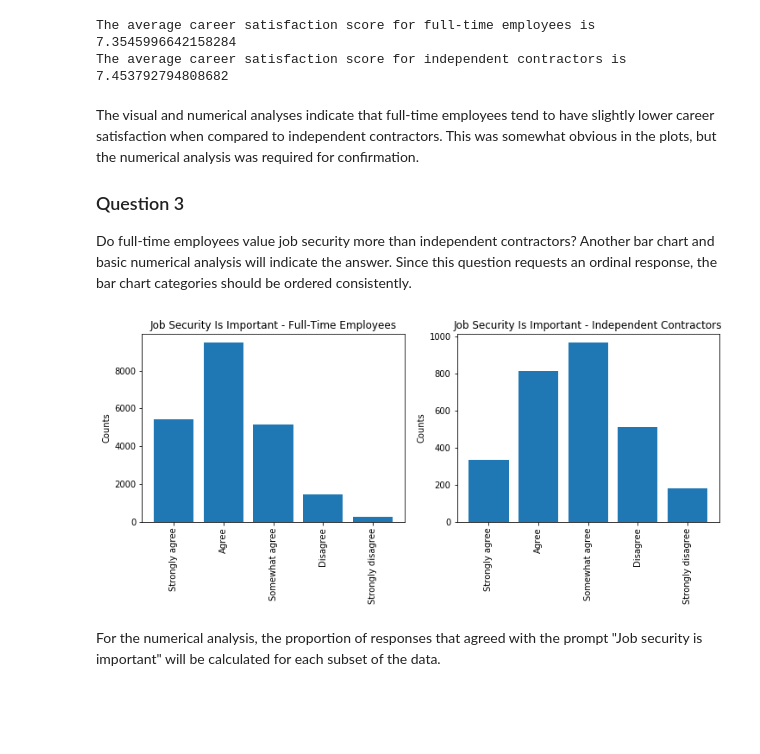
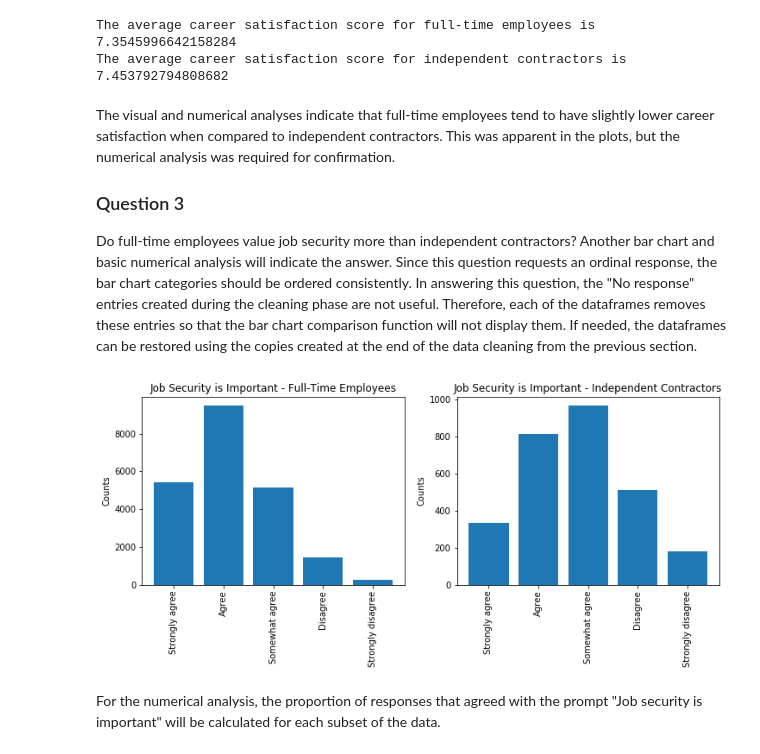
Before and after one commit to dwillengelhardt/Stack_Overflow_2017_Survey_Analysis, a Jupyter notebook: Stack_Overflow_Full_Time_Employees_vs_Contractors.ipynb, the cells around one changed output. Saved outputs shown, nothing was run; the diff lists cells and outputs as text; code cells hidden in the pictures; blank space fills up the shorter version.

```diff
--- a/Stack_Overflow_Full_Time_Employees_vs_Contractors.ipynb
+++ b/Stack_Overflow_Full_Time_Employees_vs_Contractors.ipynb
@@ -431,47 +475,21 @@ print("The average career satisfaction score for independent contractors is ", i
 The average career satisfaction score for full-time employees is  7.3545996642158284
 The average career satisfaction score for independent contractors is  7.453792794808682
 # %% [markdown]
-The visual and numerical analyses indicate that full-time employees tend to have slightly lower career satisfaction when compared to independent contractors.  This was somewhat obvious in the plots, but the numerical analysis was required for confirmation.
+The visual and numerical analyses indicate that full-time employees tend to have slightly lower career satisfaction when compared to independent contractors.  This was apparent in the plots, but the numerical analysis was required for confirmation.
 ### Question 3
-Do full-time employees value job security more than independent contractors?  Another bar chart and basic numerical analysis will indicate the answer.  Since this question requests an ordinal response, the bar chart categories should be ordered consistently.
+Do full-time employees value job security more than independent contractors?  Another bar chart and basic numerical analysis will indicate the answer.  Since this question requests an ordinal response, the bar chart categories should be ordered consistently.  In answering this question, the "No response" entries created during the cleaning phase are not useful.  Therefore, each of the dataframes removes these entries so that the bar chart comparison function will not display them.  If needed, the dataframes can be restored using the copies created at the end of the data cleaning from the previous section.
-# %%
-# Get value counts for each answer in job security for full-time employees, omitting no response values
-ft_job_security = df_ft.query('JobSecurity != "No response"').JobSecurity.value_counts()
-
-# Get value counts for each answer in job security for independent contractors
-ind_job_security = df_ind.query('JobSecurity != "No response"').JobSecurity.value_counts()
-
-# Convert value count numpy series results into ordered lists for use in a bar chart
-js_labels = ['Strongly agree', 'Agree', 'Somewhat agree', 'Disagree', 'Strongly disagree']
-
-ft_js_values = []
-ind_js_values = []
-
-for item in range(len(js_labels)):
-    ft_js_values.append(ft_job_security[js_labels[item]])
-    ind_js_values.append(ind_job_security[js_labels[item]])
-
-# Set figure size
-plt.figure(figsize = [12, 4])
-
-# Create bar plot for full-time employee job security
-plt.subplot(1,2,1)
-ft_js_x_ticks = np.arange(len(js_labels))
-plt.bar(ft_js_x_ticks, ft_js_values);
-plt.xticks(ft_js_x_ticks, js_labels, rotation = 'vertical')
-plt.ylabel('Counts')
-plt.title('Job Security Is Important - Full-Time Employees');
-
-
-# Create bar plot for independent contractor job security
-plt.subplot(1,2,2)
-ind_js_x_ticks = np.arange(len(js_labels))
-plt.bar(ind_js_x_ticks, ind_js_values);
-plt.xticks(ind_js_x_ticks, js_labels, rotation = 'vertical')
-plt.ylabel('Counts')
-plt.title('Job Security Is Important - Independent Contractors');
-# %% [output]
-[figure, removed]
+# %%
+# Subset the dataframes to not contain any entries of "No response" in the JobSecurity column
+df_ft = df_ft.query('JobSecurity != "No response"')
+df_ind = df_ind.query('JobSecurity != "No response"')
+
+# Create list of labels for JobSecurity bar chart x axis
+js_labels = ['Strongly agree', 'Agree', 'Somewhat agree', 'Disagree', 'Strongly disagree']
+
+# Create comparative bar charts for Job Security column
+bar_chart_compare('JobSecurity', 'Job Security is Important', js_labels)
+# %% [output]
+[figure, added]
 # %% [markdown]
 For the numerical analysis, the proportion of responses that agreed with the prompt "Job security is important" will be calculated for each subset of the data.
 # %%
```
Also changed, not shown: parts of 13 cells of this notebook.
